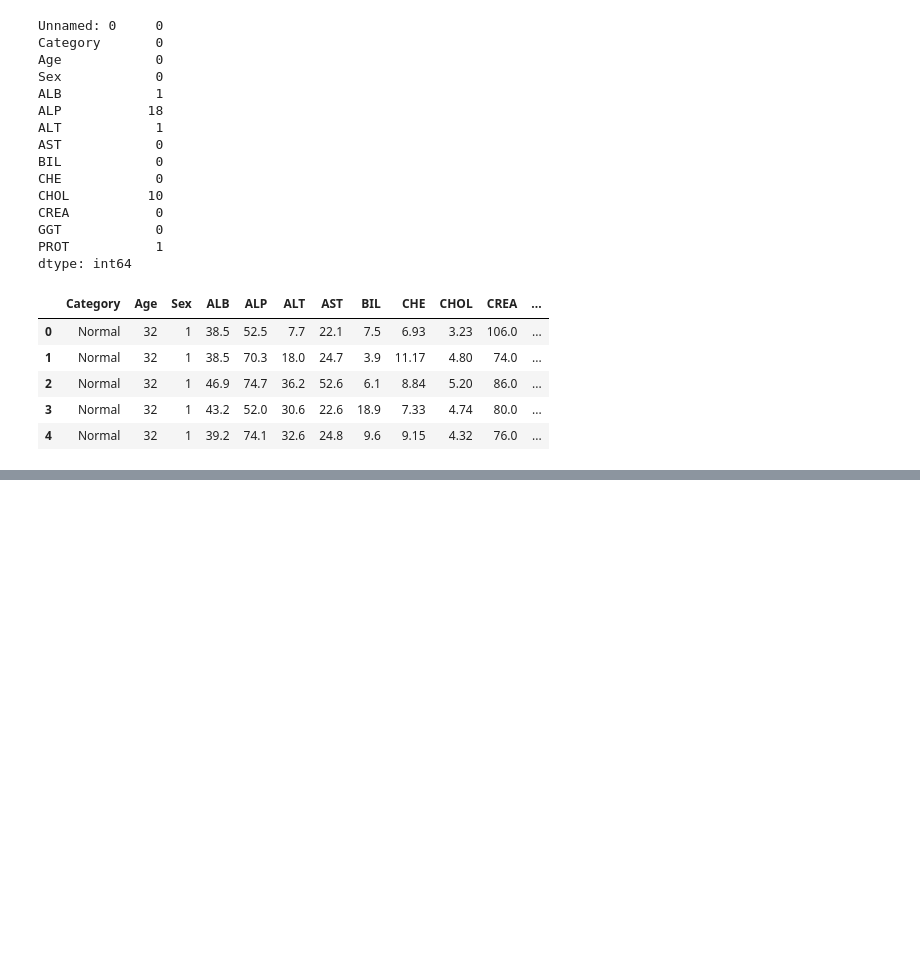
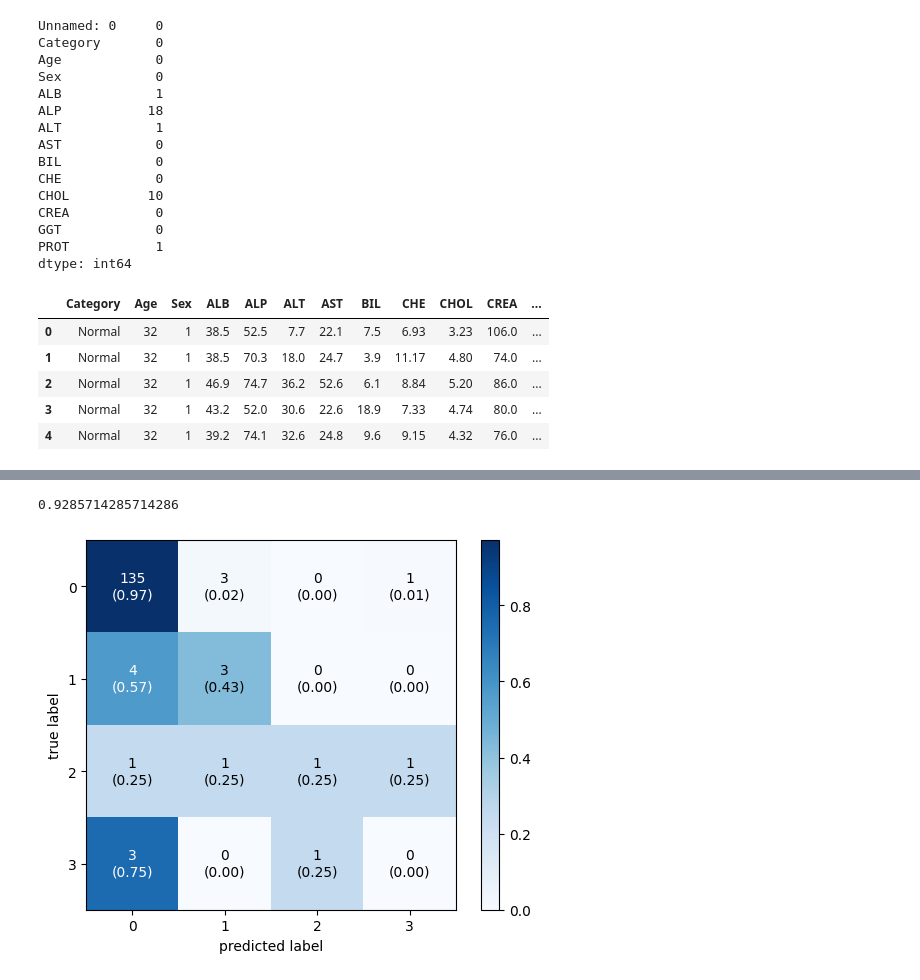
Before and after one commit to erolcan54/HepatitCMakineOgrenmesi, a Jupyter notebook: index.ipynb, the cells around one changed output, grey strips where cells are left out. Cells and saved outputs as stored; diff of their text form; code cells hidden in the pictures; blank space fills up the shorter version.

```diff
--- a/index.ipynb
+++ b/index.ipynb
@@ -230,0 +221,15 @@ print(mt.accuracy_score(y_test,y_predRF))
+# %%
+classifierRF.fit(X_train,y_train)
+y_predRF=classifierRF.predict(X_test)
+
+accuracy_scoreRF=mt.accuracy_score(y_test,y_predKNN)
+print(accuracy_scoreRF)
+
+cmRF = confusion_matrix(y_test,y_predRF)
+plot_confusion_matrix(conf_mat=cmRF,show_absolute=True,
+                                show_normed=True,
+                                colorbar=True)
+plt.show()
+# %% [output]
+0.9285714285714286
+[figure, added]
```
Also changed, not shown: parts of 10 cells of this notebook.
